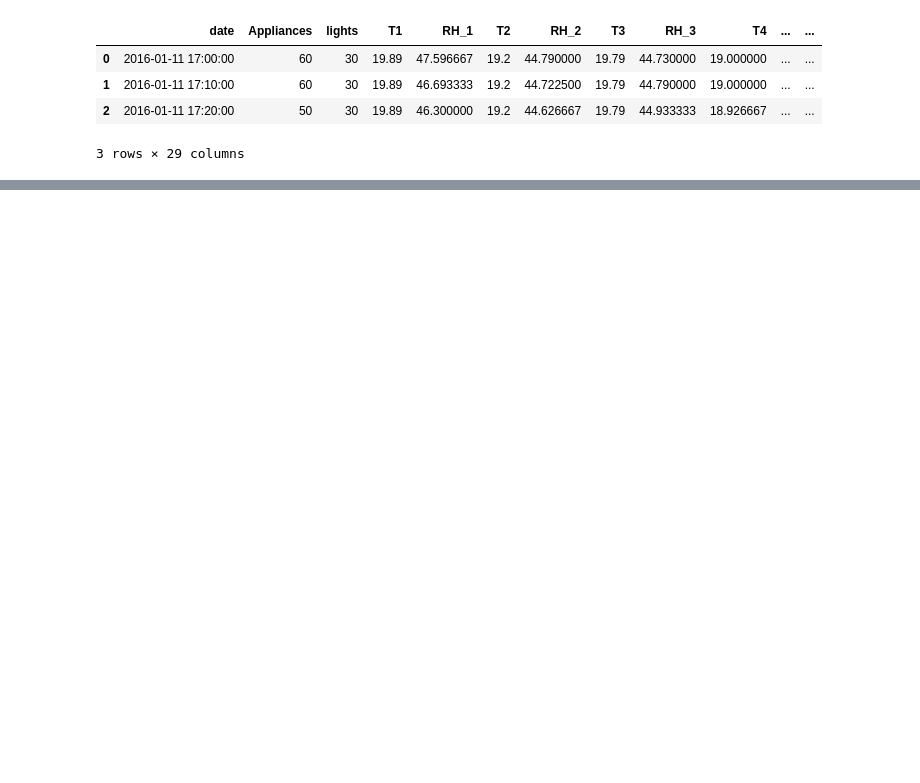
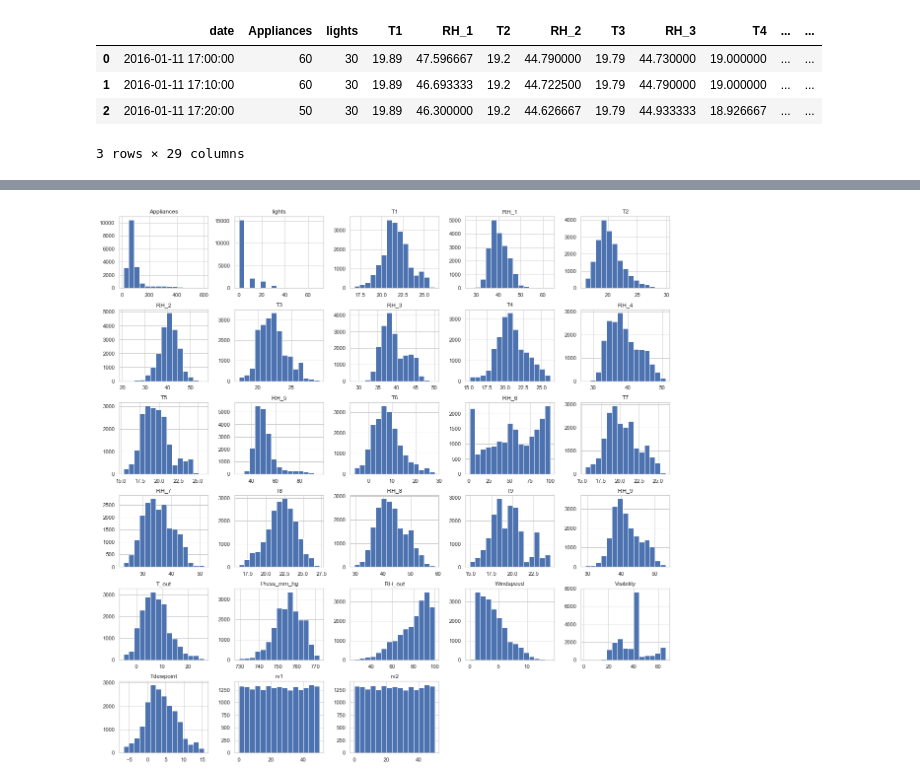
Before and after one commit to iam-ajitkumartoppo/appliance_energy_prediction, a Jupyter notebook: Appliance-Energy-Prediction.ipynb, the cells around one changed output, grey strips where cells are left out. Saved outputs shown, nothing was run; the diff lists cells and outputs as text; code cells hidden in the pictures; blank space fills up the shorter version.

```diff
--- a/Appliance-Energy-Prediction.ipynb
+++ b/Appliance-Energy-Prediction.ipynb
@@ -17,0 +98,3 @@ df.head(3)
+# %%
+df = df.dropna()
+df = df.drop(df[(df.Appliances>600)|(df.Appliances<0)].index)
@@ -17,0 +105,5 @@ df.head(3)
+# %%
+df.hist(bins=15, figsize=(20,20))
+plt.show()
+# %% [output]
+[figure, added]
```
Also changed, not shown: parts of 22 cells of this notebook.
